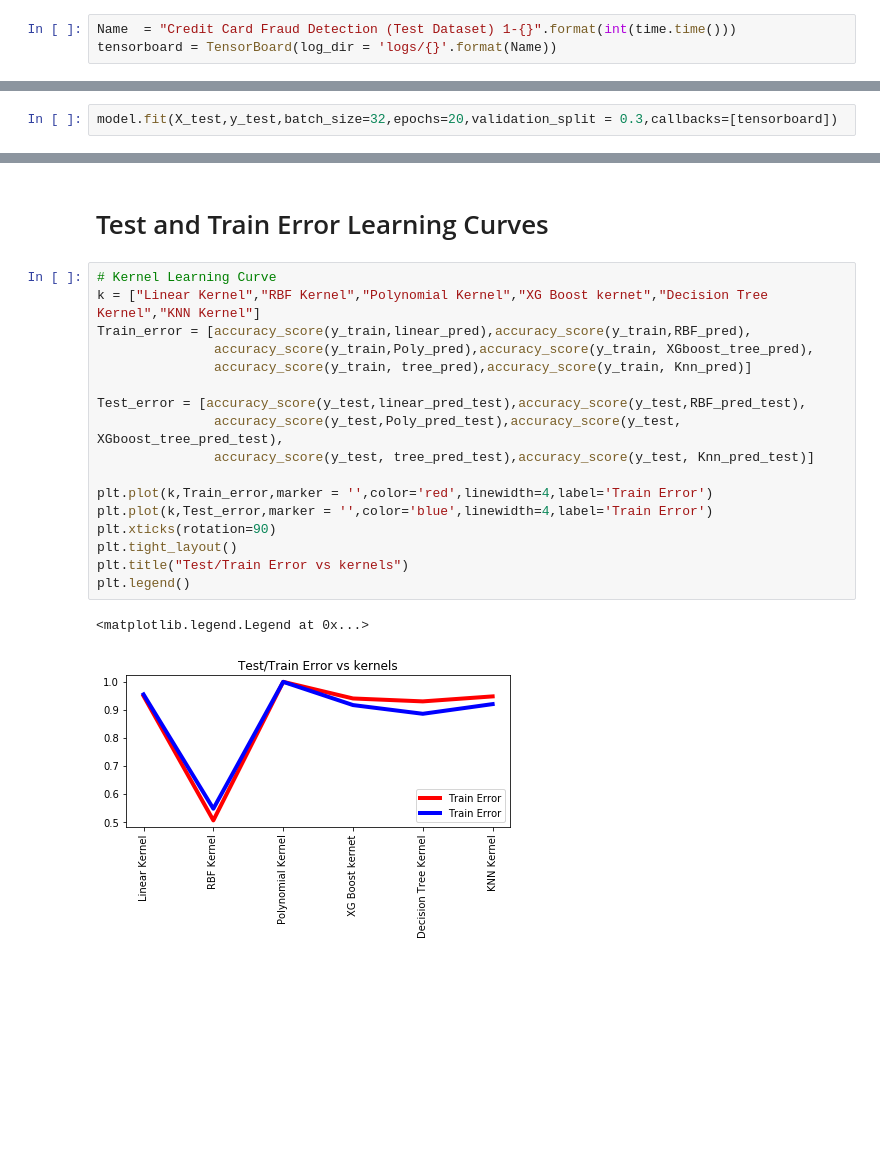
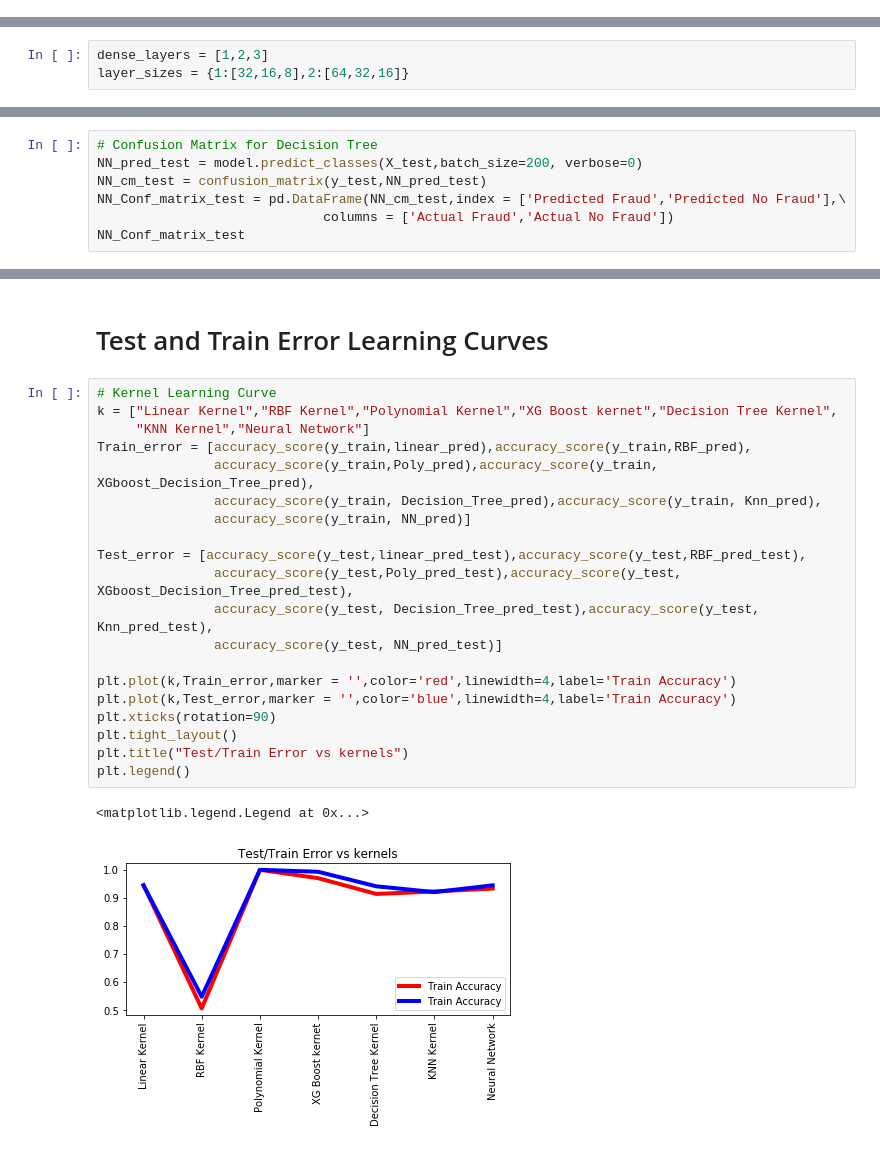
Before and after one commit to lakshaymalhotra123/Credit-Card-Fraud-Detection, a Jupyter notebook: CCDF Assignment 2.ipynb, the cells around one changed output, grey strips where cells are left out. Cells and saved outputs as stored; diff of their text form; blank space fills up the shorter version.

```diff
--- a/CCDF Assignment 2.ipynb
+++ b/CCDF Assignment 2.ipynb
@@ -1069,5 +1117,2 @@ KNN Classifier Accuracy on training set: 92.07%
 # %% [markdown]
 # Neural Networks
-# %%
-Name  = "Credit Card Fraud Detection (Test Dataset) 1-{}".format(int(time.time()))
-tensorboard = TensorBoard(log_dir = 'logs/{}'.format(Name))
@@ -1091,2 +1118,0 @@ model.compile(loss= 'sparse_categorical_crossentropy',optimizer='adam',metrics =
-# %%
-model.fit(X_test,y_test,batch_size=32,epochs=20,validation_split = 0.3,callbacks=[tensorboard])
@@ -1111,0 +1119,3 @@ Epoch 20/20
+# %%
+dense_layers = [1,2,3]
+layer_sizes = {1:[32,16,8],2:[64,32,16]}
@@ -1111,0 +1172,7 @@ Epoch 20/20
+# %%
+# Confusion Matrix for Decision Tree
+NN_pred_test = model.predict_classes(X_test,batch_size=200, verbose=0)
+NN_cm_test = confusion_matrix(y_test,NN_pred_test)
+NN_Conf_matrix_test = pd.DataFrame(NN_cm_test,index = ['Predicted Fraud','Predicted No Fraud'],\
+                             columns = ['Actual Fraud','Actual No Fraud'])
+NN_Conf_matrix_test
@@ -1293,21 +1390,24 @@ plt.show()
 # Test and Train Error Learning Curves
 # %%
 # Kernel Learning Curve
-k = ["Linear Kernel","RBF Kernel","Polynomial Kernel","XG Boost kernet","Decision Tree Kernel","KNN Kernel"]
+k = ["Linear Kernel","RBF Kernel","Polynomial Kernel","XG Boost kernet","Decision Tree Kernel",
+     "KNN Kernel","Neural Network"]
 Train_error = [accuracy_score(y_train,linear_pred),accuracy_score(y_train,RBF_pred),
-               accuracy_score(y_train,Poly_pred),accuracy_score(y_train, XGboost_tree_pred),
-               accuracy_score(y_train, tree_pred),accuracy_score(y_train, Knn_pred)]
+               accuracy_score(y_train,Poly_pred),accuracy_score(y_train, XGboost_Decision_Tree_pred),
+               accuracy_score(y_train, Decision_Tree_pred),accuracy_score(y_train, Knn_pred),
+               accuracy_score(y_train, NN_pred)]
 
 Test_error = [accuracy_score(y_test,linear_pred_test),accuracy_score(y_test,RBF_pred_test),
-               accuracy_score(y_test,Poly_pred_test),accuracy_score(y_test, XGboost_tree_pred_test),
-               accuracy_score(y_test, tree_pred_test),accuracy_score(y_test, Knn_pred_test)]
+               accuracy_score(y_test,Poly_pred_test),accuracy_score(y_test, XGboost_Decision_Tree_pred_test),
+               accuracy_score(y_test, Decision_Tree_pred_test),accuracy_score(y_test, Knn_pred_test),
+               accuracy_score(y_test, NN_pred_test)]
 
-plt.plot(k,Train_error,marker = '',color='red',linewidth=4,label='Train Error')
-plt.plot(k,Test_error,marker = '',color='blue',linewidth=4,label='Train Error')
+plt.plot(k,Train_error,marker = '',color='red',linewidth=4,label='Train Accuracy')
+plt.plot(k,Test_error,marker = '',color='blue',linewidth=4,label='Train Accuracy')
 plt.xticks(rotation=90)
 plt.tight_layout()
 plt.title("Test/Train Error vs kernels")
 plt.legend()
 # %% [output]
 <matplotlib.legend.Legend at 0x...>
-[figure, old version]
+[figure, new version]
```
Also changed, not shown: parts of 62 cells of this notebook.
